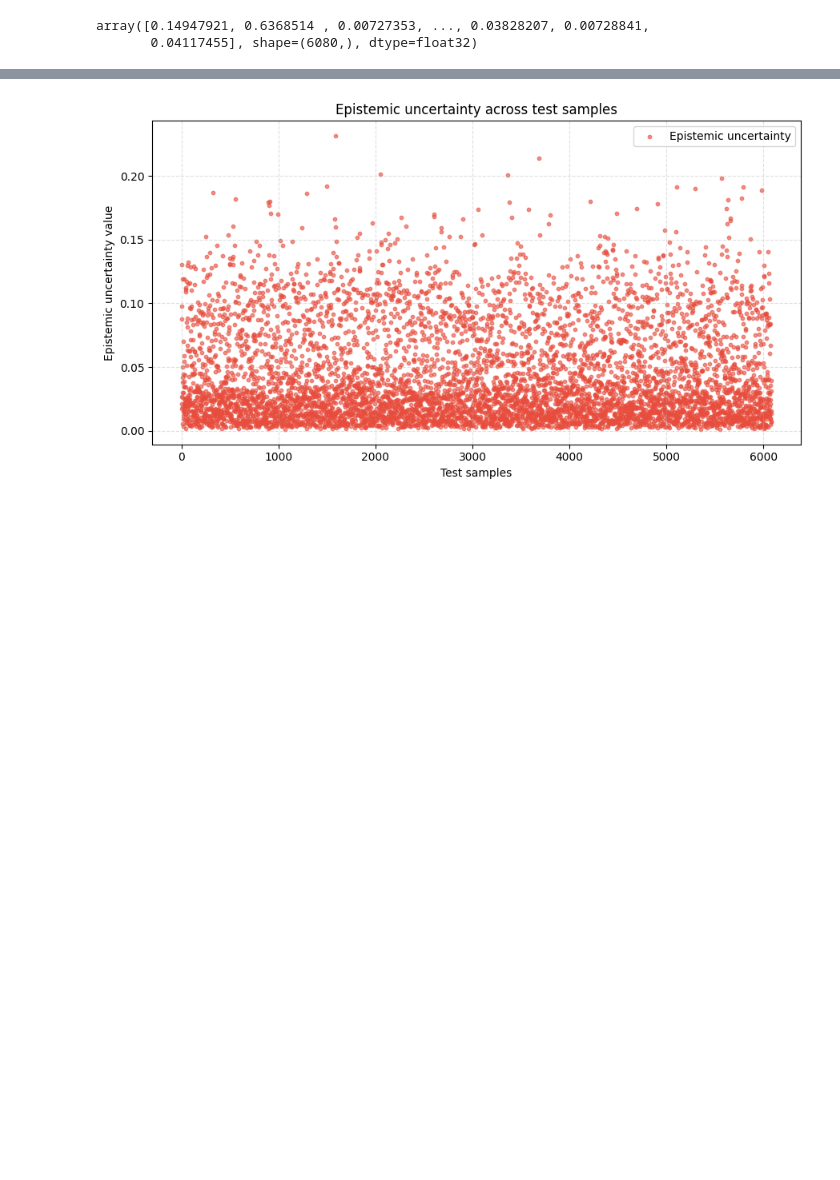
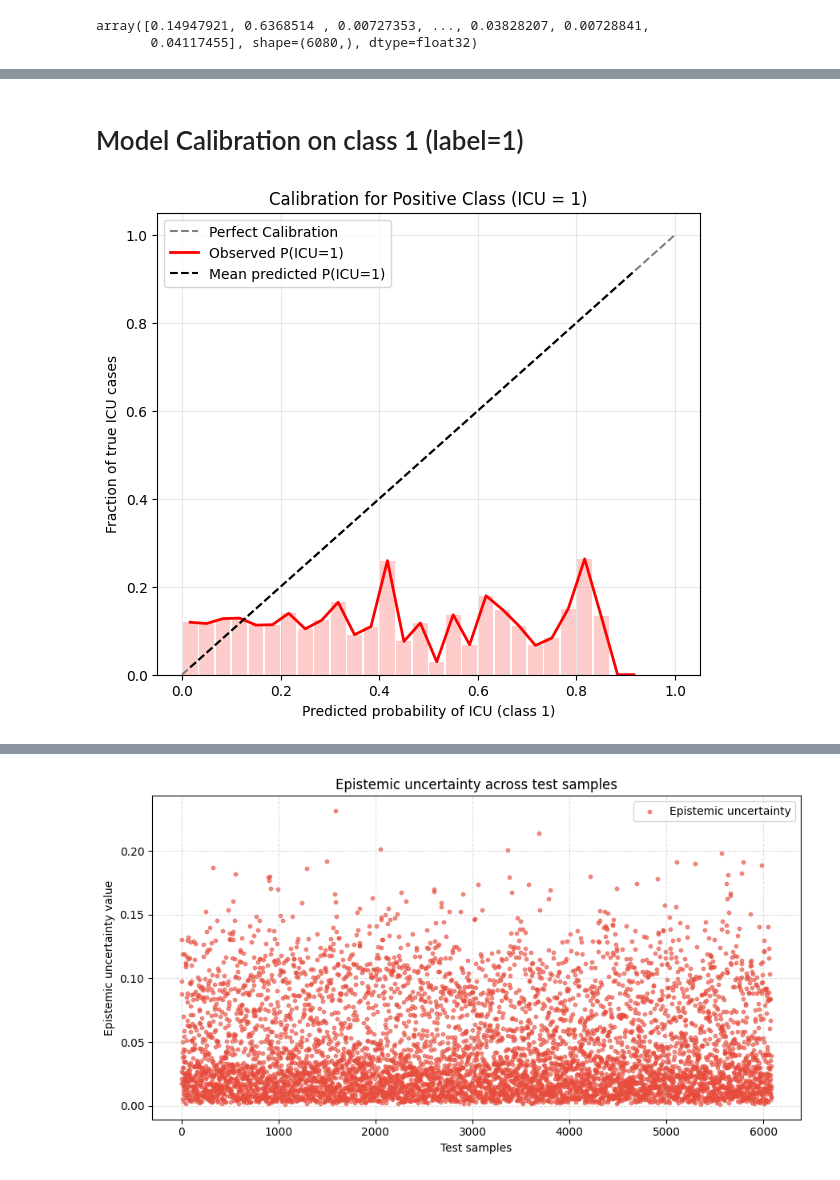
Before and after one commit to cookiehyun/Q-Model, a Jupyter notebook: Medical_DA_in_DL.ipynb, the cells around one changed output, grey strips where cells are left out. Saved outputs shown, nothing was run; the diff lists cells and outputs as text; code cells hidden in the pictures; blank space fills up the shorter version.

Commit message:
Applying methods to calibrate the model on class positives

```diff
--- a/Medical_DA_in_DL.ipynb
+++ b/Medical_DA_in_DL.ipynb
@@ -1896,0 +1623,78 @@ ECE after  : 0.013
+# %% [markdown]
+# Model Calibration on class 1 (label=1)
+# %%
+import numpy as np
+import matplotlib.pyplot as plt
+
+# ============================
+# DATA
+# ============================
+p = np.array(all_mean_preds[:, 1])   # model ICU score (shared space)
+y = np.array(y_true)           # true ICU label (0/1)
+
+# ============================
+# ALIGNMENT (IMPORTANT FIX)
+# ============================
+min_len = min(len(p), len(y))
+p = p[:min_len]
+y = y[:min_len]
+
+mask = ~np.isnan(p) & ~np.isnan(y)
+p = p[mask]
+y = y[mask]
+
+# ============================
+# BINNING FUNCTION
+# ============================
+def reliability_curve(p, y, n_bins=30):
+    bins = np.linspace(0, 1, n_bins + 1)
+    centers = []
+    frac_pos = []
+    frac_neg = []
+
+    for i in range(n_bins):
+        left, right = bins[i], bins[i + 1]
+
+        if i == n_bins - 1:
+            idx = (p >= left) & (p <= right)
+        else:
+            idx = (p >= left) & (p < right)
+
+        if np.sum(idx) == 0:
+            continue
+
+        centers.append((left + right) / 2)
+        frac_pos.append(np.mean(y[idx] == 1))
+        frac_neg.append(np.mean(y[idx] == 0))
+
+    return np.array(centers), np.array(frac_pos), np.array(frac_neg)
+
+
+# ============================
+# COMPUTE CURVES
+# ============================
+centers, r1, r0 = reliability_curve(p, y, n_bins=30)
+
+bin_width = 1.0 / 30
+
+# ============================
+# PLOT 1: LABEL 1 (ICU)
+# ============================
+plt.figure(figsize=(7,6))
+
+plt.plot([0,1], [0,1], '--', color='gray', label="Perfect Calibration")
+
+plt.plot(centers, r1, color='red', linewidth=2, label="Observed P(ICU=1)")
+plt.plot(centers, centers, '--', color='black', label="Mean predicted P(ICU=1)")
+
+plt.bar(centers, r1, width=bin_width*0.9, alpha=0.2, color='red')
+
+plt.xlabel("Predicted probability of ICU (class 1)")
+plt.ylabel("Fraction of true ICU cases")
+plt.title("Calibration for Positive Class (ICU = 1)")
+plt.legend()
+plt.grid(alpha=0.3)
+
+plt.show()
+# %% [output]
+[figure, added]
```
Also changed, not shown: parts of 14 cells of this notebook, 1 other file.
